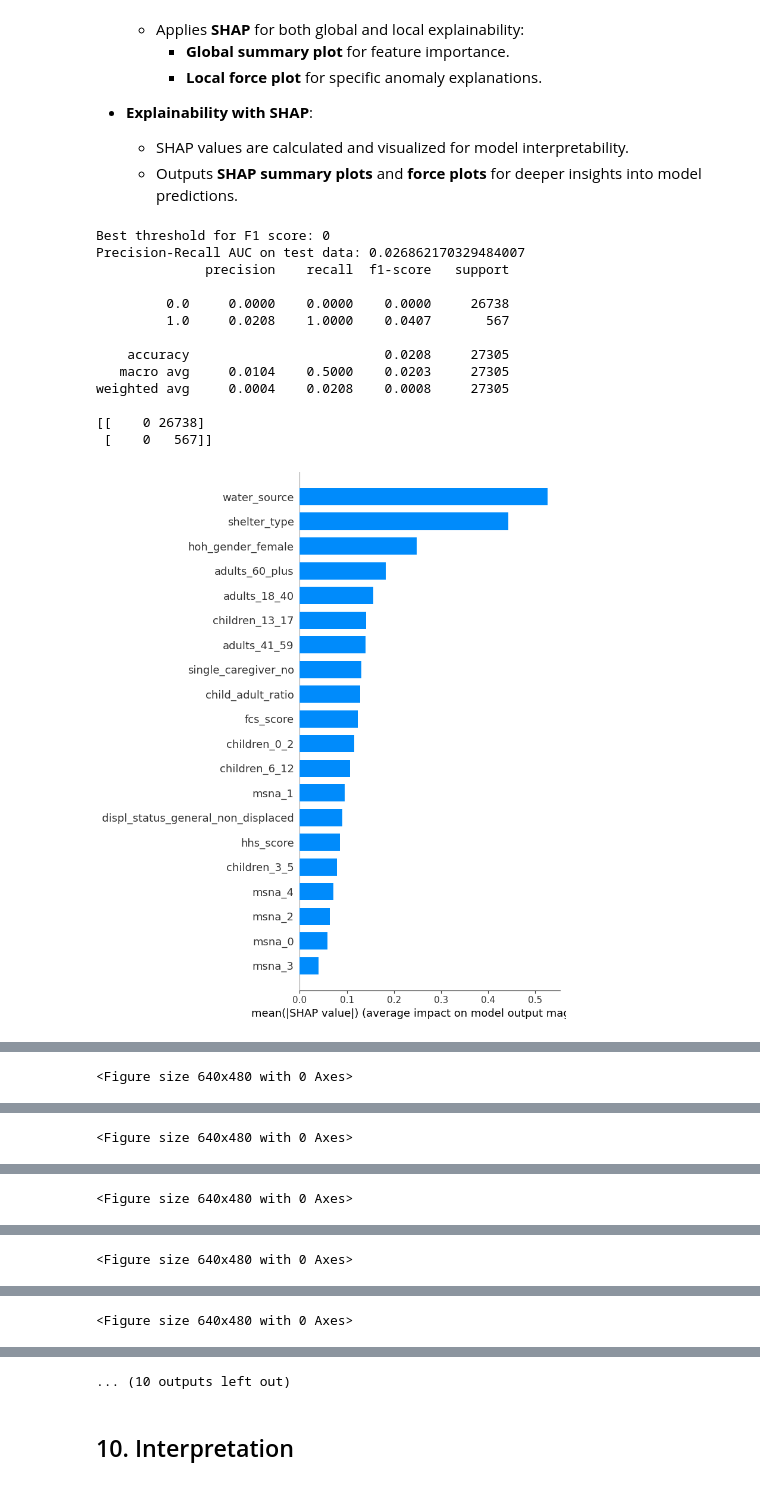
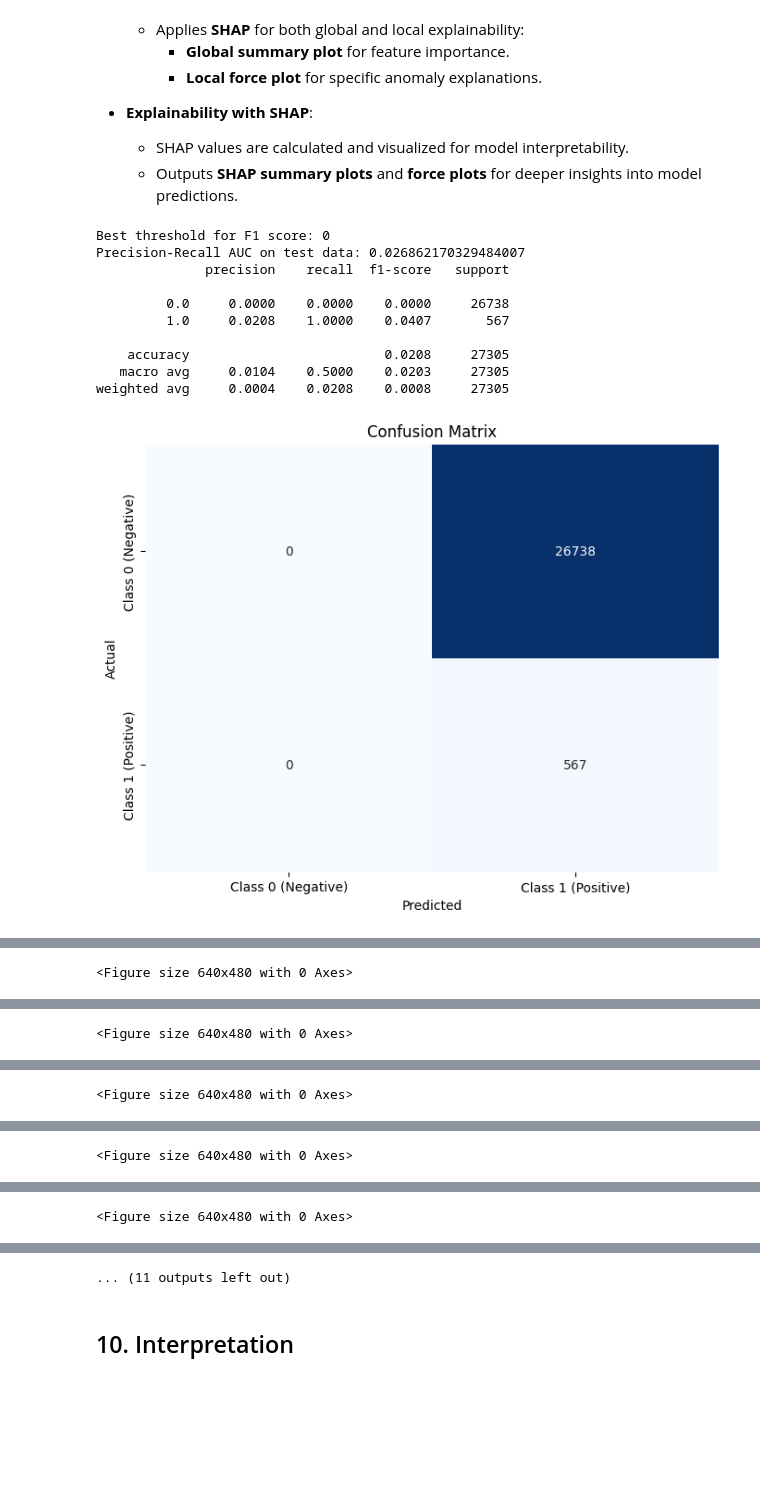
Before and after one commit to jprlink/child_sep_ml, a Jupyter notebook: child_sep_ml_anom.ipynb, the cells around one changed output, grey strips where cells are left out. Saved outputs shown, nothing was run; the diff lists cells and outputs as text; code cells hidden in the pictures; blank space fills up the shorter version.

Commit message:
improved design for confision matrix

```diff
--- a/child_sep_ml_anom.ipynb
+++ b/child_sep_ml_anom.ipynb
@@ -885,6 +885,7 @@ import numpy as np
 from sklearn.metrics import classification_report, confusion_matrix, precision_recall_curve, auc
 import shap
 import matplotlib.pyplot as plt
+import seaborn as sns
 
 # Load the saved model
 def load_model(path):
@@ -919,7 +920,19 @@ def test_model(model, X_test, y_test):
     # Final evaluation with best threshold
     y_pred_final = (y_pred >= best_threshold).astype(int)
     print(classification_report(y_test, y_pred_final, digits=4))
-    print(confusion_matrix(y_test, y_pred_final))
+
+    # Confusion matrix
+    cm = confusion_matrix(y_test, y_pred_final)
+    cm_labels = ['Class 0 (Negative)', 'Class 1 (Positive)']
+
+    # Plotting confusion matrix with Seaborn heatmap
+    plt.figure(figsize=(8, 6))
+    sns.heatmap(cm, annot=True, fmt='g', cmap='Blues', cbar=False,
+                xticklabels=cm_labels, yticklabels=cm_labels)
+    plt.xlabel('Predicted')
+    plt.ylabel('Actual')
+    plt.title('Confusion Matrix')
+    plt.show()
 
 # Generate SHAP plots and save them to PNG files
 def explain_with_shap(pipeline, X_test):
@@ -943,34 +956,31 @@ def explain_with_shap(pipeline, X_test):
     # Generate SHAP dependence plots for the top 10 most important features
     for i, feature_index in enumerate(top_features):
         plt.figure()
         shap.dependence_plot(feature_index, shap_values, X_test, show=False)
         plt.show()  # Display the plot
         plt.savefig(f"shap_dependence_plot_feature_{feature_index}.png", bbox_inches="tight")
         plt.close()
 
 # Main flow
 if __name__ == '__main__':
     # Load the final model and test data
     final_model = load_model('final_model.pkl')
     X_test, y_test = load_test_data()
 
     # Test the model on the test data
     test_model(final_model, X_test, y_test)
 
     # Explain model predictions using SHAP and generate dependence plots
     explain_with_shap(final_model, X_test)
 # %% [output]
 Best threshold for F1 score: 0
 Precision-Recall AUC on test data: 0.026862170329484007
               precision    recall  f1-score   support
 
          0.0     0.0000    0.0000    0.0000     26738
          1.0     0.0208    1.0000    0.0407       567
 
     accuracy                         0.0208     27305
    macro avg     0.0104    0.5000    0.0203     27305
 weighted avg     0.0004    0.0208    0.0008     27305
-
-[[    0 26738]
- [    0   567]]
-[figure, old version]
+[figure, new version]
@@ -987,3 +997,3 @@ weighted avg     0.0004    0.0208    0.0008     27305
-... (10 outputs left out)
+... (11 outputs left out)
 # %% [markdown]
 ## 10. Interpretation
```
Also changed, not shown: parts of 1 cell of this notebook.
